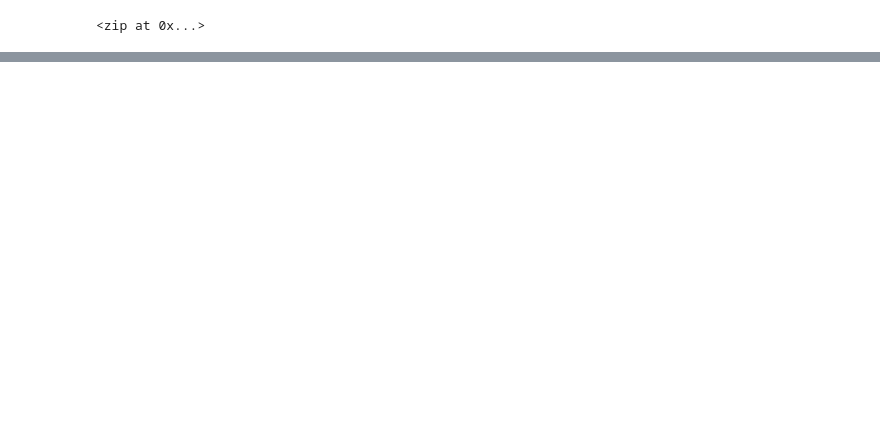
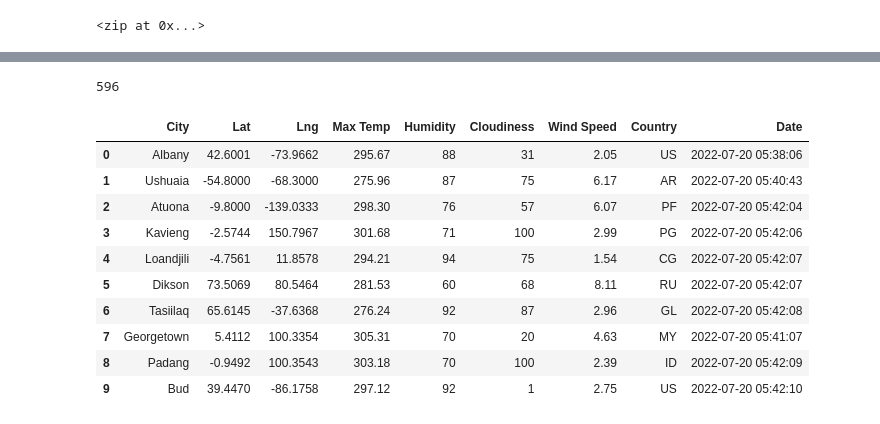
Before and after one commit to kevin-eapen/World_Weather_Analysis, a Jupyter notebook: WeatherPy.ipynb, the cells around one changed output, grey strips where cells are left out. Drawn from its saved outputs; the diff is of its cells as text; code cells hidden in the pictures; blank space fills up the shorter version.

Commit message:
Adding city weather data from API and output .csv file.

```diff
--- a/WeatherPy.ipynb
+++ b/WeatherPy.ipynb
@@ -9,9 +9,9 @@ import numpy as np
 # %%
 # Create a set of random latitude and longitude combinations.
 
-lats = np.random.uniform(-90.000, 90.000, size=1500)
+lats = np.random.uniform(-90.000, 90.000, size=2000)
 
-lngs = np.random.uniform(-180.000, 180.000, size=1500)
+lngs = np.random.uniform(-180.000, 180.000, size=2000)
 
 lat_lngs = zip(lats, lngs)
 
@@ -71,0 +194,22 @@ len(cities)
+# %%
+len(city_data)
+# %% [output]
+596
+# %%
+# Convert the array of dictionaries to a Pandas DataFrame.
+
+city_data_df = pd.DataFrame(city_data)
+
+city_data_df.head(10)
+# %% [output]
+|  | City | Lat | Lng | Max Temp | Humidity | Cloudiness | Wind Speed | Country | Date |
+| 0 | Albany | 42.6001 | -73.9662 | 295.67 | 88 | 31 | 2.05 | US | 2022-07-20 05:38:06 |
+| 1 | Ushuaia | -54.8000 | -68.3000 | 275.96 | 87 | 75 | 6.17 | AR | 2022-07-20 05:40:43 |
+| 2 | Atuona | -9.8000 | -139.0333 | 298.30 | 76 | 57 | 6.07 | PF | 2022-07-20 05:42:04 |
+| 3 | Kavieng | -2.5744 | 150.7967 | 301.68 | 71 | 100 | 2.99 | PG | 2022-07-20 05:42:06 |
+| 4 | Loandjili | -4.7561 | 11.8578 | 294.21 | 94 | 75 | 1.54 | CG | 2022-07-20 05:42:07 |
+| 5 | Dikson | 73.5069 | 80.5464 | 281.53 | 60 | 68 | 8.11 | RU | 2022-07-20 05:42:07 |
+| 6 | Tasiilaq | 65.6145 | -37.6368 | 276.24 | 92 | 87 | 2.96 | GL | 2022-07-20 05:42:08 |
+| 7 | Georgetown | 5.4112 | 100.3354 | 305.31 | 70 | 20 | 4.63 | MY | 2022-07-20 05:41:07 |
+| 8 | Padang | -0.9492 | 100.3543 | 303.18 | 70 | 100 | 2.39 | ID | 2022-07-20 05:42:09 |
+| 9 | Bud | 39.4470 | -86.1758 | 297.12 | 92 | 1 | 2.75 | US | 2022-07-20 05:42:10 |
```
Also changed, not shown: parts of 8 cells of this notebook, 1 other file.
